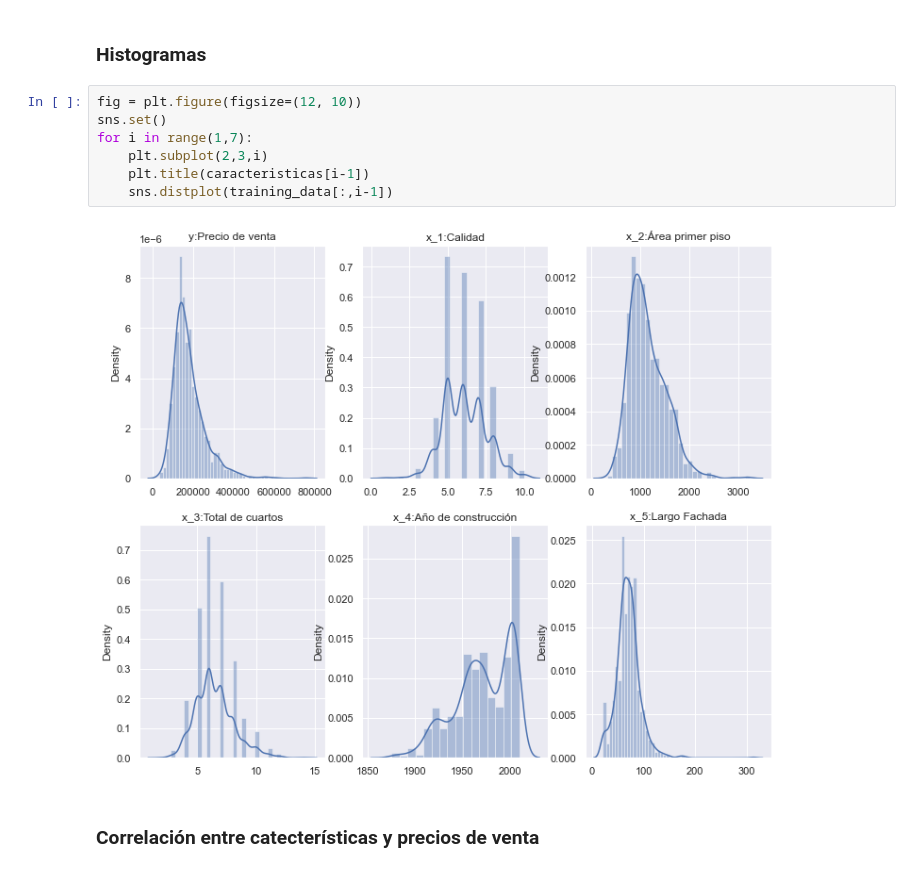
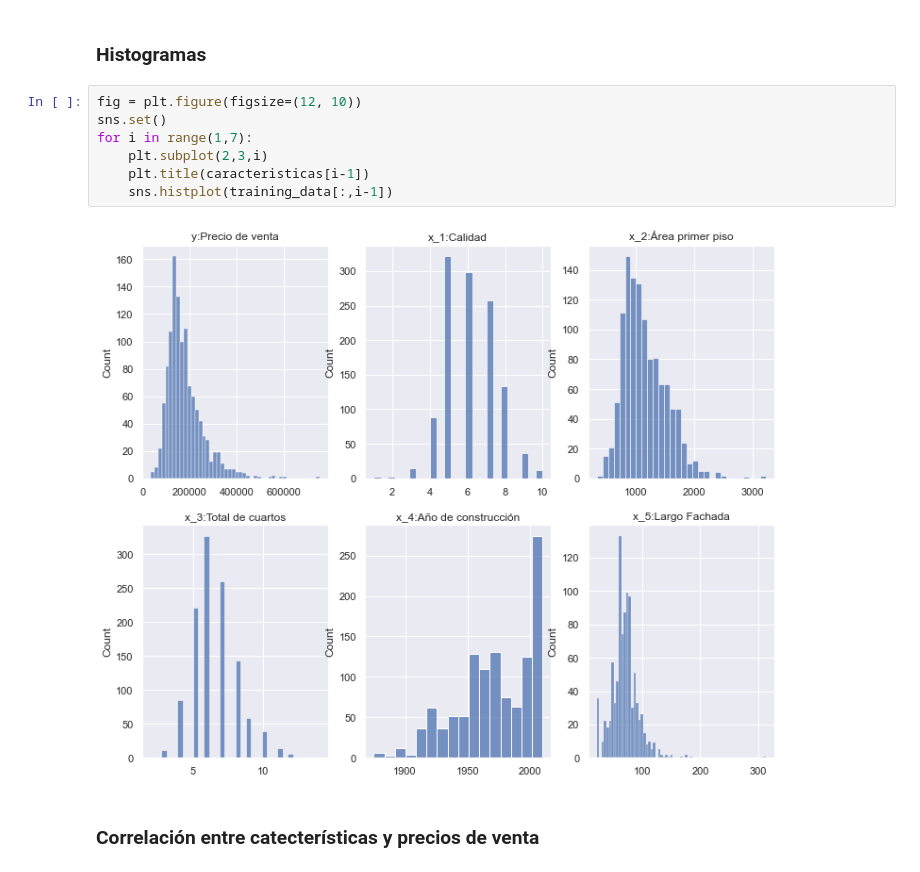
Before and after one commit to hugovi8/Proyecto_final, a Jupyter notebook: Proyecto_final.ipynb, the cells around one changed output. Saved outputs shown, nothing was run; the diff lists cells and outputs as text.

```diff
--- a/Proyecto_final.ipynb
+++ b/Proyecto_final.ipynb
@@ -55,12 +55,12 @@ Desviación estandar x_5:Largo Fachada = 23.4659548199304
 # %%
 fig = plt.figure(figsize=(12, 10))
 sns.set()
 for i in range(1,7):
     plt.subplot(2,3,i)
     plt.title(caracteristicas[i-1])
-    sns.distplot(training_data[:,i-1])
+    sns.histplot(training_data[:,i-1])
 # %% [output]
-[figure, old version]
+[figure, new version]
 # %% [markdown]
 ### Correlación entre catecterísticas y precios de venta
 # %%
```
Also changed, not shown: parts of 9 cells of this notebook.
